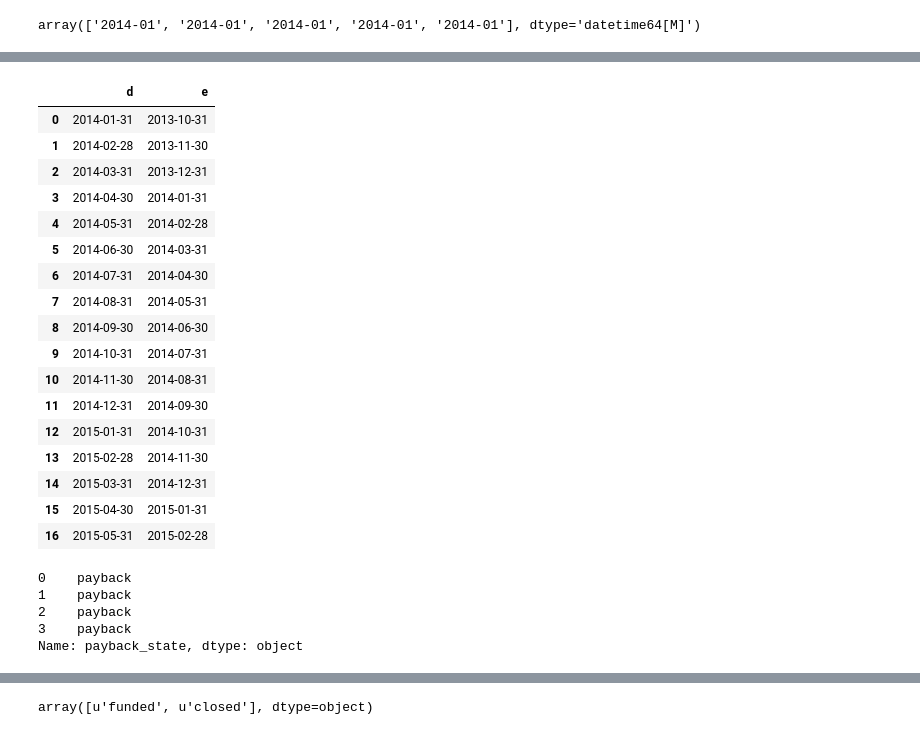
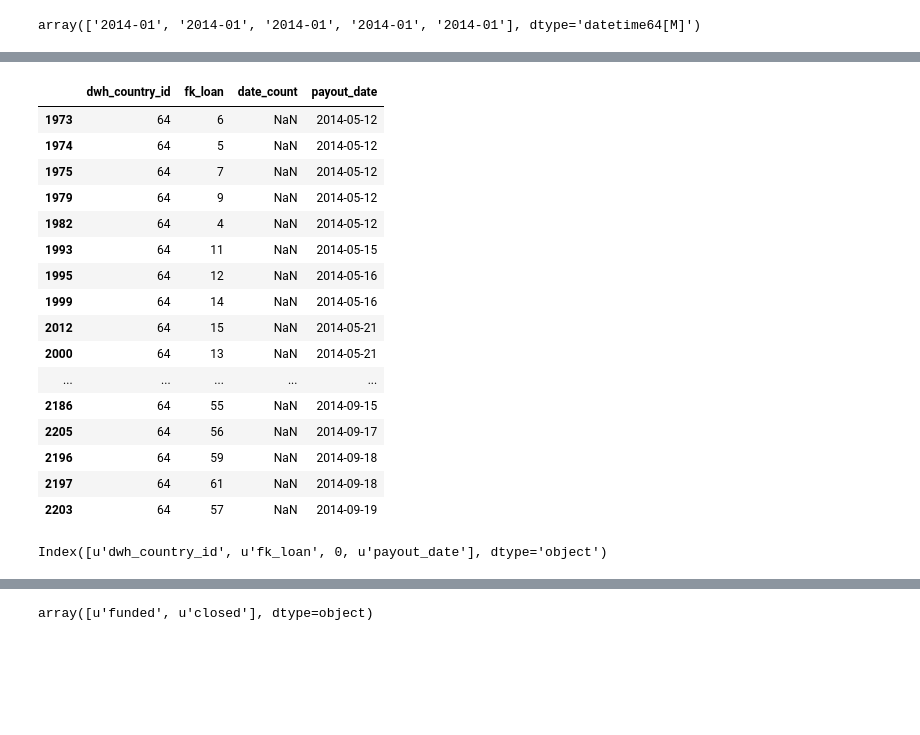
Before and after one commit to seanv507/lendico, a Jupyter notebook: Projects/Returns/src/returns01.ipynb, the cells around one changed output, grey strips where cells are left out. Drawn from its saved outputs; the diff is of its cells as text; code cells hidden in the pictures; blank space fills up the shorter version.

```diff
--- a/Projects/Returns/src/returns01.ipynb
+++ b/Projects/Returns/src/returns01.ipynb
@@ -113,7 +154,9 @@ actual_payments_combined.head
 # %%
+payment_plans_combined_orig=payment_plans_combined.copy() # this takes all the time
 loans=extend_loans(loans)
 loan_fundings=extend_loan_fundings(loan_fundings,loans)
-actual_payments=extend_actual_payments(actual_payments, loans, arrears_dict)
-actual_payments_combined=extend_actual_payments(actual_payments_combined, loans, arrears_dict)
-payment_plans=extend_payment_plans(payment_plans,loans)
-payment_plans_combined=extend_payment_plans(payment_plans_combined,loans)
+actual_payments=extend_actual_payments_EOM(actual_payments, loans, arrears_dict)
+actual_payments_combined=extend_actual_payments_EOM(actual_payments_combined, loans, arrears_dict)
+actual_payments_combined_date=extend_actual_payments(actual_payments_combined_date, loans)
+payment_plans1=extend_payment_plans(payment_plans)
+payment_plans_combined=extend_payment_plans(payment_plans_combined,loan_fundings)
@@ -157,2 +172,0 @@ Name: payback_state, dtype: object
-# %%
-actual_payments['iso_date_next']=pd.to_datetime(actual_payments.iso_date)+pd.
@@ -171,26 +173,29 @@ array([datetime.date(2014, 1, 31), datetime.date(2014, 2, 28),
-# %%
-EOM_dates=pd.date_range('2014-01-01', '2015-05-31', freq='M')
-minimum_vintage=pd.tseries.offsets.MonthEnd(3)
-pd.DataFrame({'d':EOM_dates,'e':EOM_dates -minimum_vintage})
-# %% [output]
-|  | d | e |
-| 0 | 2014-01-31 | 2013-10-31 |
-| 1 | 2014-02-28 | 2013-11-30 |
-| 2 | 2014-03-31 | 2013-12-31 |
-| 3 | 2014-04-30 | 2014-01-31 |
-| 4 | 2014-05-31 | 2014-02-28 |
-| 5 | 2014-06-30 | 2014-03-31 |
-| 6 | 2014-07-31 | 2014-04-30 |
-| 7 | 2014-08-31 | 2014-05-31 |
-| 8 | 2014-09-30 | 2014-06-30 |
-| 9 | 2014-10-31 | 2014-07-31 |
-| 10 | 2014-11-30 | 2014-08-31 |
-| 11 | 2014-12-31 | 2014-09-30 |
-| 12 | 2015-01-31 | 2014-10-31 |
-| 13 | 2015-02-28 | 2014-11-30 |
-| 14 | 2015-03-31 | 2014-12-31 |
-| 15 | 2015-04-30 | 2015-01-31 |
-| 16 | 2015-05-31 | 2015-02-28 |
+# %%
+miss_payments=actual_payments[['dwh_country_id', 'fk_loan','iso_date']].\
+    groupby(['dwh_country_id', 'fk_loan']).\
+    size().\
+    reset_index().merge(loans[['dwh_country_id', 'fk_loan', 'payout_date']],on=['dwh_country_id', 'fk_loan'],how='outer')
+miss_payments.rename(columns={0:'date_count'}, inplace=True)
+# %%
+miss_payments[miss_payments['date_count'].isnull() & (miss_payments['dwh_country_id']==64)].sort('payout_date',inplace=False)[0:50]
+# %% [output]
+|  | dwh_country_id | fk_loan | date_count | payout_date |
+| 1973 | 64 | 6 | NaN | 2014-05-12 |
+| 1974 | 64 | 5 | NaN | 2014-05-12 |
+| 1975 | 64 | 7 | NaN | 2014-05-12 |
+| 1979 | 64 | 9 | NaN | 2014-05-12 |
+| 1982 | 64 | 4 | NaN | 2014-05-12 |
+| 1993 | 64 | 11 | NaN | 2014-05-15 |
+| 1995 | 64 | 12 | NaN | 2014-05-16 |
+| 1999 | 64 | 14 | NaN | 2014-05-16 |
+| 2012 | 64 | 15 | NaN | 2014-05-21 |
+| 2000 | 64 | 13 | NaN | 2014-05-21 |
+| ... | ... | ... | ... | ... |
+| 2186 | 64 | 55 | NaN | 2014-09-15 |
+| 2205 | 64 | 56 | NaN | 2014-09-17 |
+| 2196 | 64 | 59 | NaN | 2014-09-18 |
+| 2197 | 64 | 61 | NaN | 2014-09-18 |
+| 2203 | 64 | 57 | NaN | 2014-09-19 |
 # %%
 reporting_dates=EOM_dates
 irr_df=pd.DataFrame({'irr':np.nan},index=EOM_dates)
@@ -199,7 +204,7 @@ filtered_de_payments=[3,4,6,8] # they are filtered out of de_payments query.
 print loans.payback_state[loans.fk_loan.isin(filtered_de_payments)]
 defaulted_but_lendico_paid_back=[27,76] # we assume weren't repaid
 repaid_loans = loans.fk_loan[(loans.payback_state == 'payback_complete') &
-                             ~(loans.fk_loan.isin(defaulted_but_lendico_paid_back))]
+                             ~((loans.dwh_country_id==1) & loans.fk_loan.isin(defaulted_but_lendico_paid_back))]
 act_pay=actual_payments_combined[~actual_payments_combined.fk_loan.isin(repaid_loans)]
 plan_repaid=payment_plans_combined[payment_plans_combined.fk_loan.isin(repaid_loans)]
 plan_repaid=plan_repaid.merge(loan_fundings[['fk_loan', 'fk_user_investor', 'state']],on=['fk_loan', 'fk_user_investor'])
@@ -208,9 +213,7 @@ plan_repaid=plan_repaid[plan_repaid.state=='funded']
 
 plan_pay=payment_plans_combined[~(payment_plans_combined.fk_loan.isin(filtered_de_payments+repaid_loans.values.tolist()))]
 cash_keys=['fk_loan', 'fk_user_investor', 'payout_date']
-# %% [output]
-0    payback
-1    payback
-2    payback
-3    payback
-Name: payback_state, dtype: object
+# %%
+miss_payments.columns
+# %% [output]
+Index([u'dwh_country_id', u'fk_loan', 0, u'payout_date'], dtype='object')
```
Also changed, not shown: parts of 40 cells of this notebook, 7 other files.
